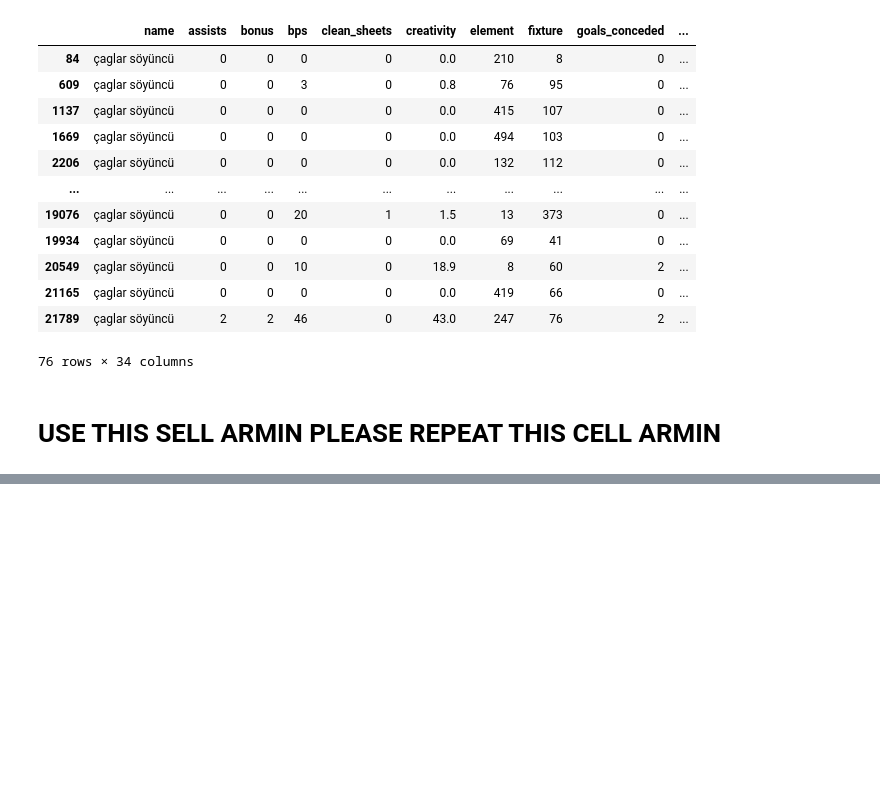
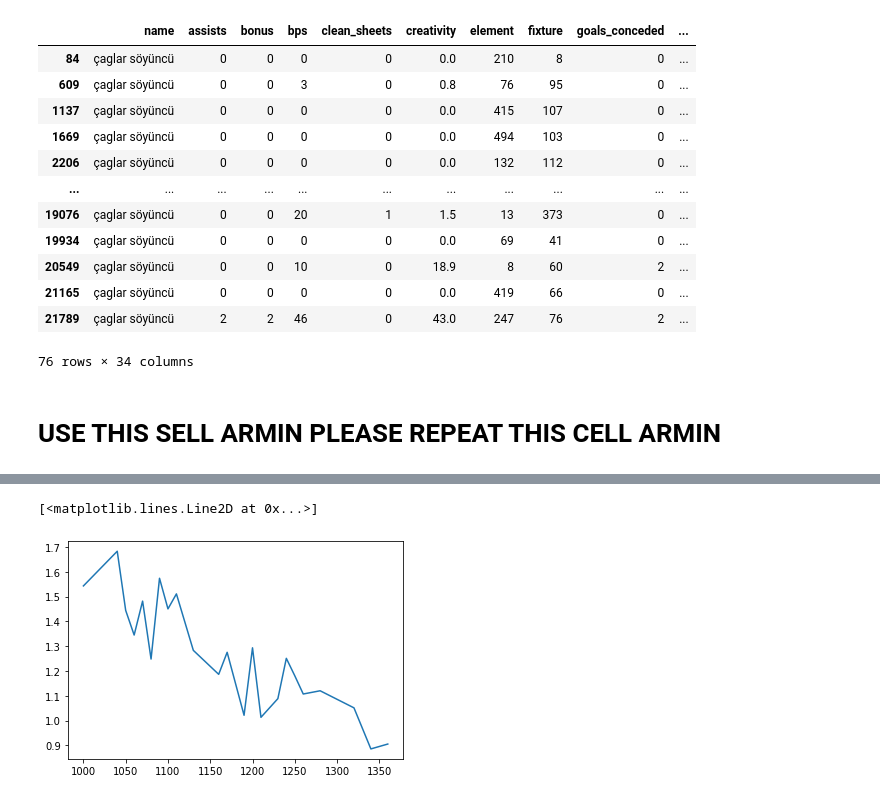
Before and after one commit to 1kruidenp/fflpred, a Jupyter notebook: notebooks/peps_notebook.ipynb, the cells around one changed output, grey strips where cells are left out. Cells and saved outputs as stored; diff of their text form; code cells hidden in the pictures; blank space fills up the shorter version.

Commit message:
made level of opponent team

```diff
--- a/notebooks/peps_notebook.ipynb
+++ b/notebooks/peps_notebook.ipynb
@@ -350,0 +361,2 @@ for i,row in complete_data.iterrows(): #Change the goalkeeper Danny Ward to the
+# %%
+df21=complete_data.loc[complete_data['season'] == 21].copy()
@@ -350,0 +433,5 @@ for i,row in complete_data.iterrows(): #Change the goalkeeper Danny Ward to the
+# %%
+plt.plot(df21[['total_points','opponent_level']].groupby('opponent_level').mean())
+# %% [output]
+[<matplotlib.lines.Line2D at 0x...>]
+[figure, added]
```
Also changed, not shown: parts of 16 cells of this notebook.
